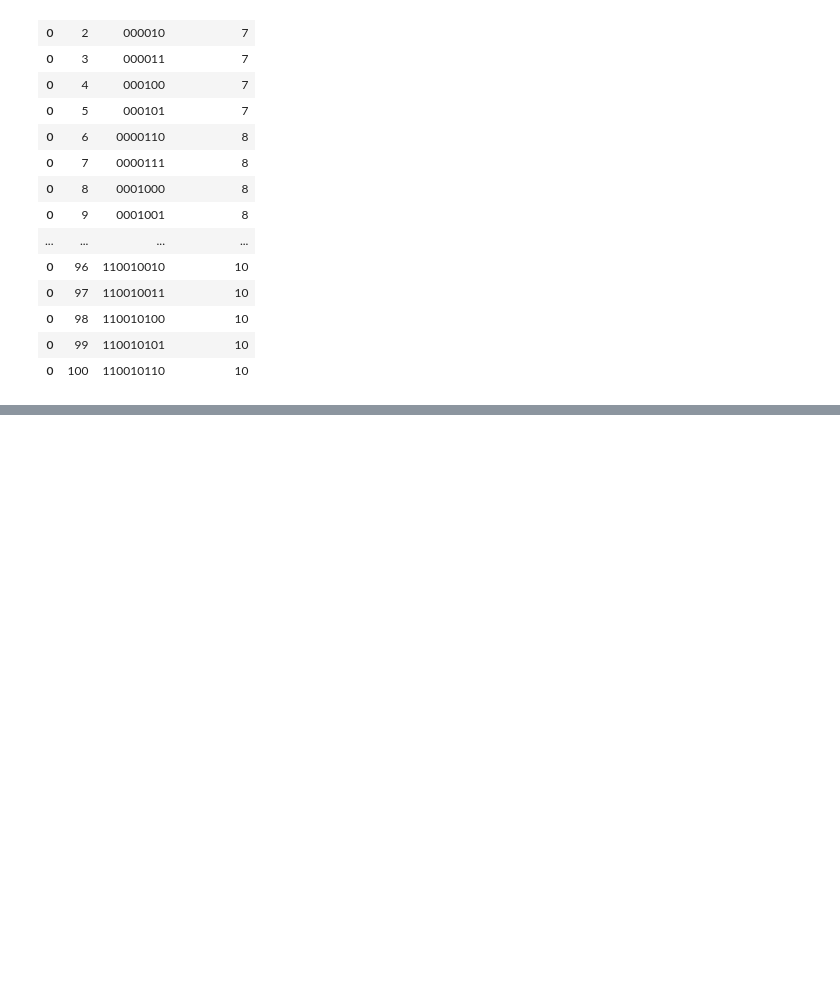
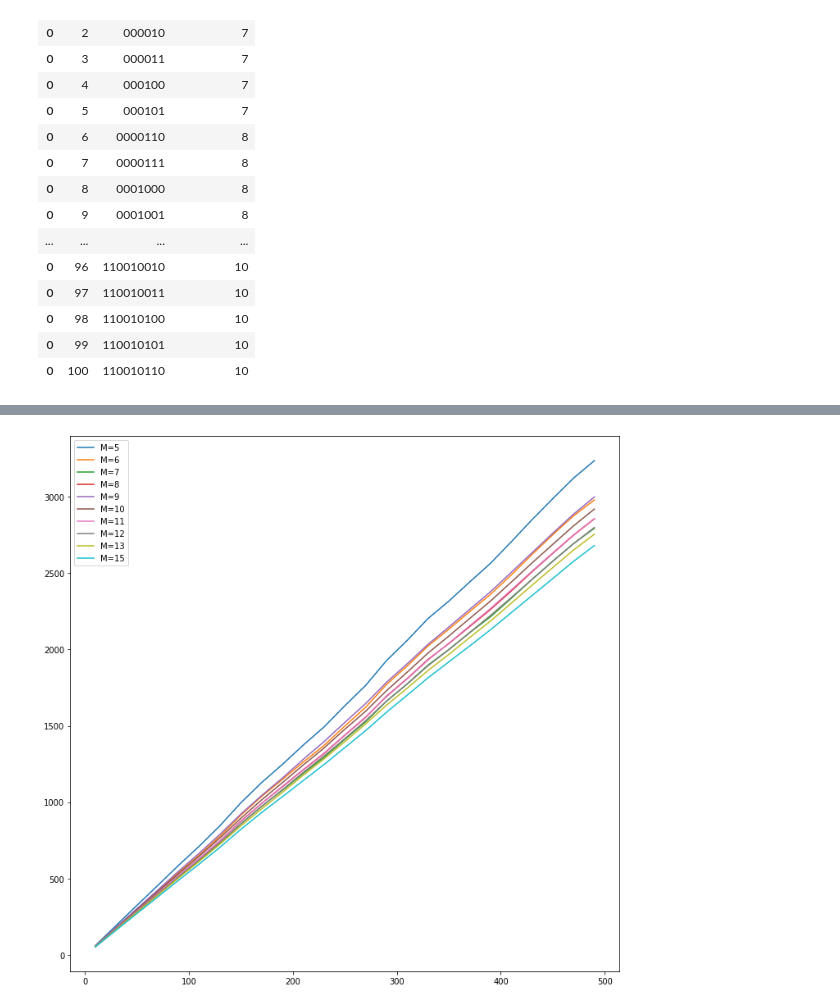
Before and after one commit to parth2480/data_compression, a Jupyter notebook: more_trials.ipynb, the cells around one changed output, grey strips where cells are left out. Saved outputs shown, nothing was run; the diff lists cells and outputs as text; code cells hidden in the pictures; blank space fills up the shorter version.

```diff
--- a/more_trials.ipynb
+++ b/more_trials.ipynb
@@ -1654,0 +1733,83 @@ plt.legend()
+# %%
+sample_size = list(range(10, 501, 20))
+mean_y3 = []
+mean_y4 = []
+mean_y5 = []
+mean_y6 = []
+mean_y7 = []
+mean_y8 = []
+mean_y9 = []
+mean_y10 = []
+mean_y11 = []
+mean_y12 = []
+mean_y13 = []
+mean_y15 = []
+
+mean_y17 = []
+mean_y19 = []
+mean_y21 = []
+mean_y23 = []
+mean_y25 = []
+mean_y27 = []
+mean_y29 = []
+mean_y31 = []
+mean_y33 = []
+mean_y35 = []
+mean_y37 = []
+mean_y39 = []
+
+for i in sample_size:
+    mean_y3.append(gol(i, y_values, m3_df, 200))
+    mean_y4.append(gol(i, y_values, m4_df, 200))
+    mean_y5.append(gol(i, y_values, m5_df, 200))
+    mean_y6.append(gol(i, y_values, m6_df, 200))
+    mean_y7.append(gol(i, y_values, m7_df, 200))
+    mean_y8.append(gol(i, y_values, m8_df, 200))
+    mean_y9.append(gol(i, y_values, m9_df, 200))
+    mean_y10.append(gol(i, y_values, m10_df, 200))
+    mean_y11.append(gol(i, y_values, m11_df, 200))
+    mean_y12.append(gol(i, y_values, m12_df, 200))
+    mean_y13.append(gol(i, y_values, m13_df, 200))
+    mean_y15.append(gol(i, y_values, m15_df, 200))
+
+    mean_y17.append(gol(i, y_values, m17_df, 200))
+    mean_y19.append(gol(i, y_values, m19_df, 200))
+    mean_y21.append(gol(i, y_values, m21_df, 200))
+    mean_y23.append(gol(i, y_values, m23_df, 200))
+    mean_y25.append(gol(i, y_values, m25_df, 200))
+    mean_y27.append(gol(i, y_values, m27_df, 200))
+    mean_y29.append(gol(i, y_values, m29_df, 200))
+    mean_y31.append(gol(i, y_values, m31_df, 200))
+    mean_y33.append(gol(i, y_values, m33_df, 200))
+    mean_y35.append(gol(i, y_values, m35_df, 200))
+    mean_y37.append(gol(i, y_values, m37_df, 200))
+    mean_y39.append(gol(i, y_values, m39_df, 200))
+
+plt.plot(sample_size, mean_y5, label='M=5')
+plt.plot(sample_size, mean_y6, label='M=6')
+plt.plot(sample_size, mean_y7, label='M=7')
+plt.plot(sample_size, mean_y8, label='M=8')
+plt.plot(sample_size, mean_y9, label='M=9')
+plt.plot(sample_size, mean_y10, label='M=10')
+plt.plot(sample_size, mean_y11, label='M=11')
+plt.plot(sample_size, mean_y12, label='M=12')
+plt.plot(sample_size, mean_y13, label='M=13')
+plt.plot(sample_size, mean_y15, label='M=15')
+plt.legend()
+plt.show()
+
+print('500 readings for Y axis')
+print('m = 3:', max(mean_y3), 'bits   -->', max(mean_y3)/8, 'Bytes')
+print('m = 4:', max(mean_y4), 'bits   -->', max(mean_y4)/8, 'Bytes')
+print('m = 5:', max(mean_y5), 'bits   -->', max(mean_y5)/8, 'Bytes')
+print('m = 6:', max(mean_y6), 'bits   -->', max(mean_y6)/8, 'Bytes')
+print('m = 7:', max(mean_y7), 'bits   -->', max(mean_y7)/8, 'Bytes')
+print('m = 8:', max(mean_y8), 'bits   -->', max(mean_y8)/8, 'Bytes')
+print('m = 9:', max(mean_y9), 'bits   -->', max(mean_y9)/8, 'Bytes')
+print('m = 10:', max(mean_y10), 'bits  -->', max(mean_y10)/8, 'Bytes')
+print('m = 11:', max(mean_y11), 'bits  -->', max(mean_y11)/8, 'Bytes')
+print('m = 12:', max(mean_y12), 'bits  -->', max(mean_y12)/8, 'Bytes')
+print('m = 13:', max(mean_y13), 'bits  -->', max(mean_y13)/8, 'Bytes')
+print('m = 15:', max(mean_y15), 'bits  -->', max(mean_y15)/8, 'Bytes')
+# %% [output]
+[figure, added]
```
Also changed, not shown: parts of 18 cells of this notebook.
